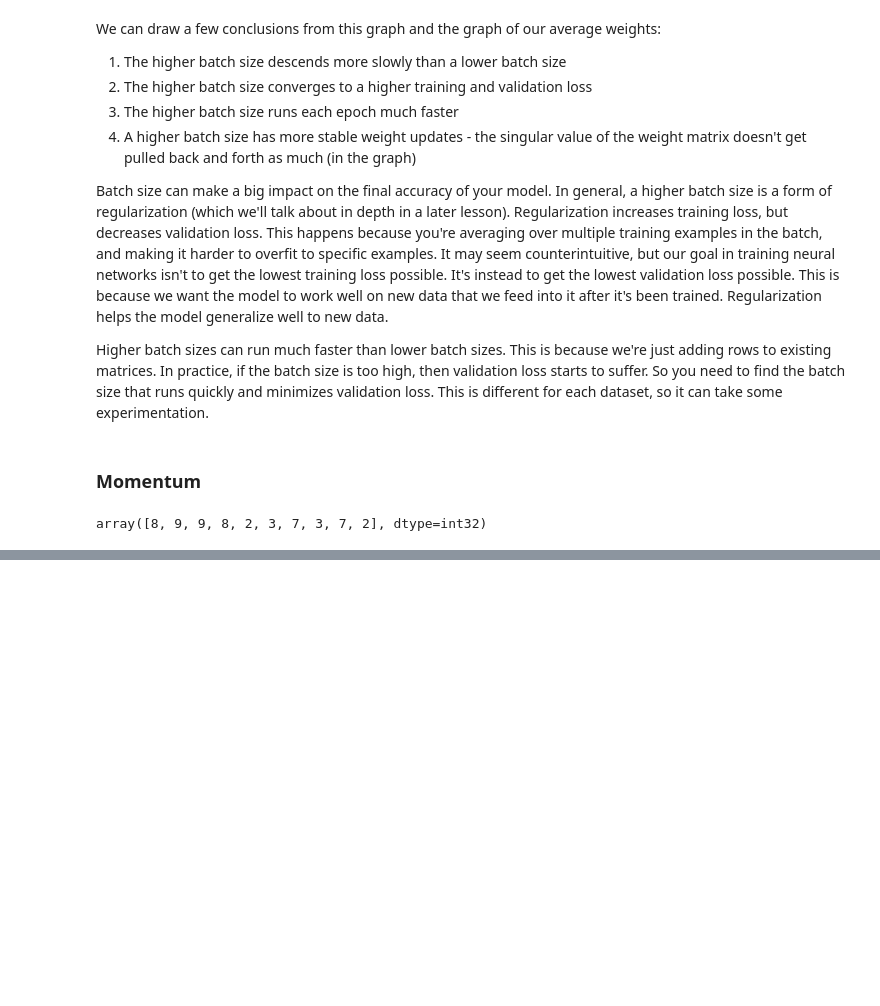
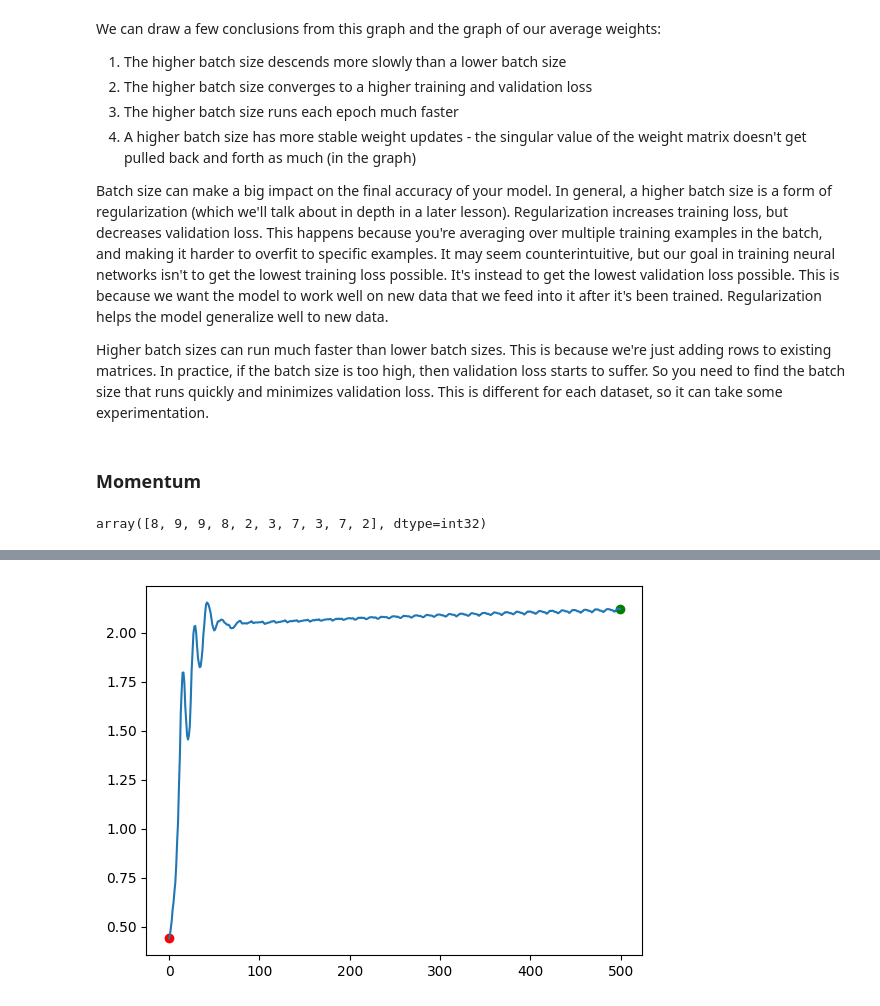
Before and after one commit to mohamadghoroobi/Deep_Learning_Review, a Jupyter notebook: 05_Optimizers/main.ipynb, the cells around one changed output, grey strips where cells are left out. Drawn from its saved outputs; the diff is of its cells as text; code cells hidden in the pictures; blank space fills up the shorter version.

```diff
--- a/05_Optimizers/main.ipynb
+++ b/05_Optimizers/main.ipynb
@@ -278,0 +320,13 @@ array([[8.    , 9.    , 9.    , 8.    , 2.    , 3.    , 7.    , 3.    ,
+# %%
+# Setup our parameters
+epochs = 40
+batch_size = 16
+lr = 1e-4
+beta = .9
+
+# Run our training loop
+sgd = SGDMomentum(lr, beta)
+training_run(epochs, batch_size, sgd, train_data, valid_data, name="sgd_momentum")
+sgd.plot_path()
+# %% [output]
+[figure, added]
```
Also changed, not shown: parts of 6 cells of this notebook.
